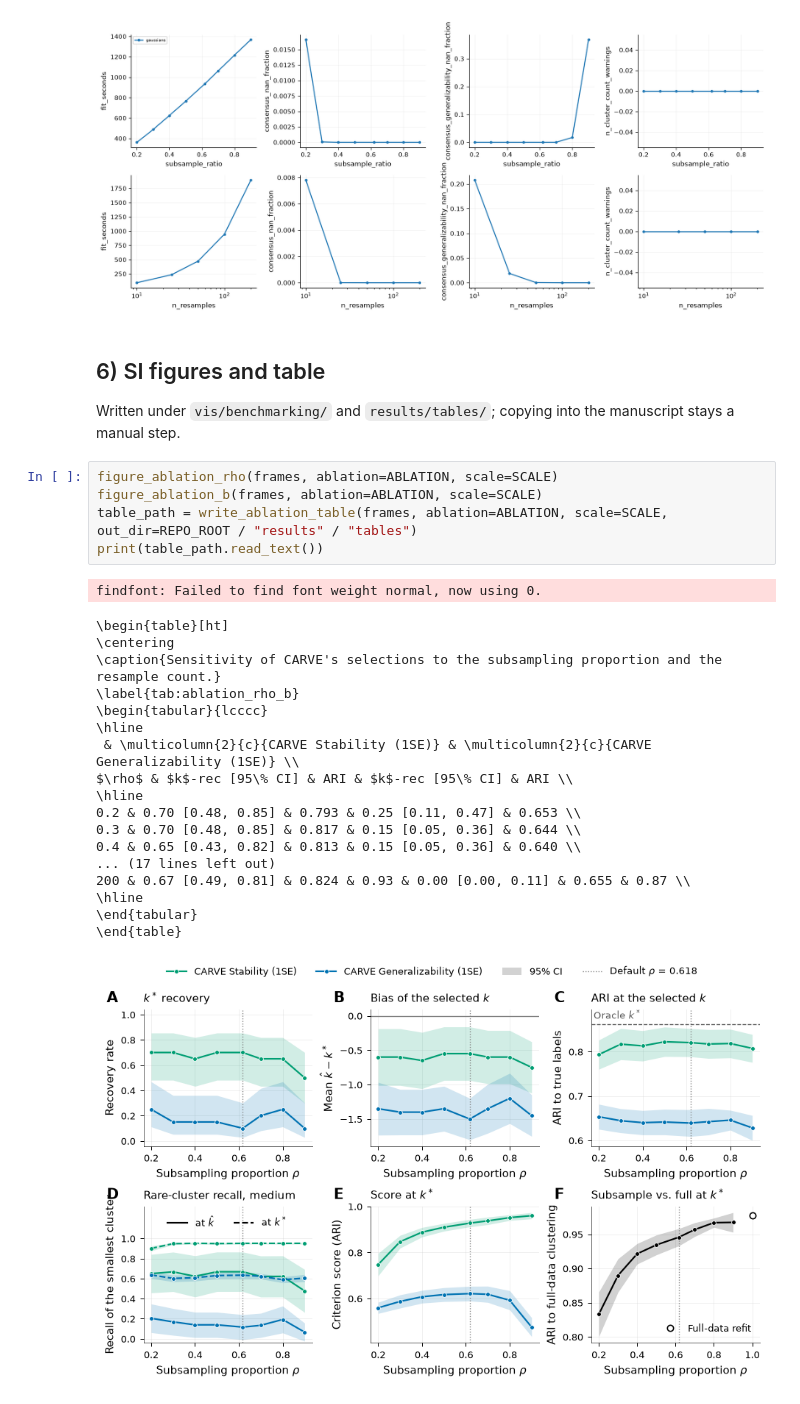
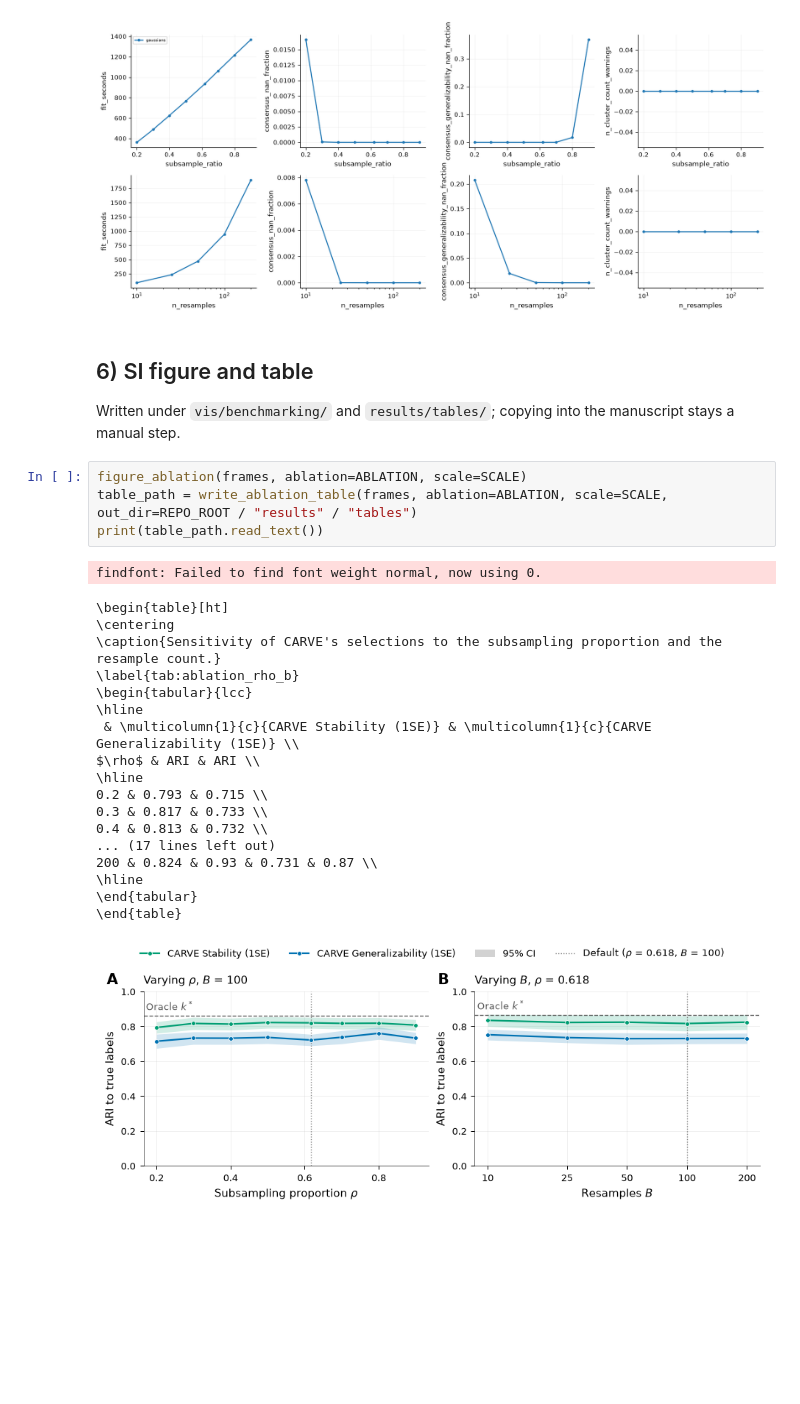
Before and after one commit to DataSlingers/CARVE, a Jupyter notebook: notebooks/Resampling_Ablation.ipynb, the cells around one changed output. Drawn from its saved outputs; the diff is of its cells as text; blank space fills up the shorter version.

```diff
--- a/notebooks/Resampling_Ablation.ipynb
+++ b/notebooks/Resampling_Ablation.ipynb
@@ -312,32 +303,31 @@ pd.concat([diag_rho.assign(arm="rho"), diag_b.assign(arm="b")])
 | 4 | NaN | gaussians | 1893.785113 | 0.000000 | 0.000000e+00 | ... |
 [figure]
 # %% [markdown]
-## 6) SI figures and table
+## 6) SI figure and table
 
 Written under `vis/benchmarking/` and `results/tables/`; copying into the
 manuscript stays a manual step.
 # %%
-figure_ablation_rho(frames, ablation=ABLATION, scale=SCALE)
-figure_ablation_b(frames, ablation=ABLATION, scale=SCALE)
+figure_ablation(frames, ablation=ABLATION, scale=SCALE)
 table_path = write_ablation_table(frames, ablation=ABLATION, scale=SCALE, out_dir=REPO_ROOT / "results" / "tables")
 print(table_path.read_text())
 # %% [output]
 findfont: Failed to find font weight normal, now using 0.
 \begin{table}[ht]
 \centering
 \caption{Sensitivity of CARVE's selections to the subsampling proportion and the resample count.}
 \label{tab:ablation_rho_b}
-\begin{tabular}{lcccc}
+\begin{tabular}{lcc}
 \hline
- & \multicolumn{2}{c}{CARVE Stability (1SE)} & \multicolumn{2}{c}{CARVE Generalizability (1SE)} \\
-$\rho$ & $k$-rec [95\% CI] & ARI & $k$-rec [95\% CI] & ARI \\
+ & \multicolumn{1}{c}{CARVE Stability (1SE)} & \multicolumn{1}{c}{CARVE Generalizability (1SE)} \\
+$\rho$ & ARI & ARI \\
 \hline
-0.2 & 0.70 [0.48, 0.85] & 0.793 & 0.25 [0.11, 0.47] & 0.653 \\
-0.3 & 0.70 [0.48, 0.85] & 0.817 & 0.15 [0.05, 0.36] & 0.644 \\
-0.4 & 0.65 [0.43, 0.82] & 0.813 & 0.15 [0.05, 0.36] & 0.640 \\
+0.2 & 0.793 & 0.715 \\
+0.3 & 0.817 & 0.733 \\
+0.4 & 0.813 & 0.732 \\
 ... (17 lines left out)
-200 & 0.67 [0.49, 0.81] & 0.824 & 0.93 & 0.00 [0.00, 0.11] & 0.655 & 0.87 \\
+200 & 0.824 & 0.93 & 0.731 & 0.87 \\
 \hline
 \end{tabular}
 \end{table}
-[figure, old version]
+[figure, new version]
```
Also changed, not shown: parts of 11 cells of this notebook, 9 other files.
